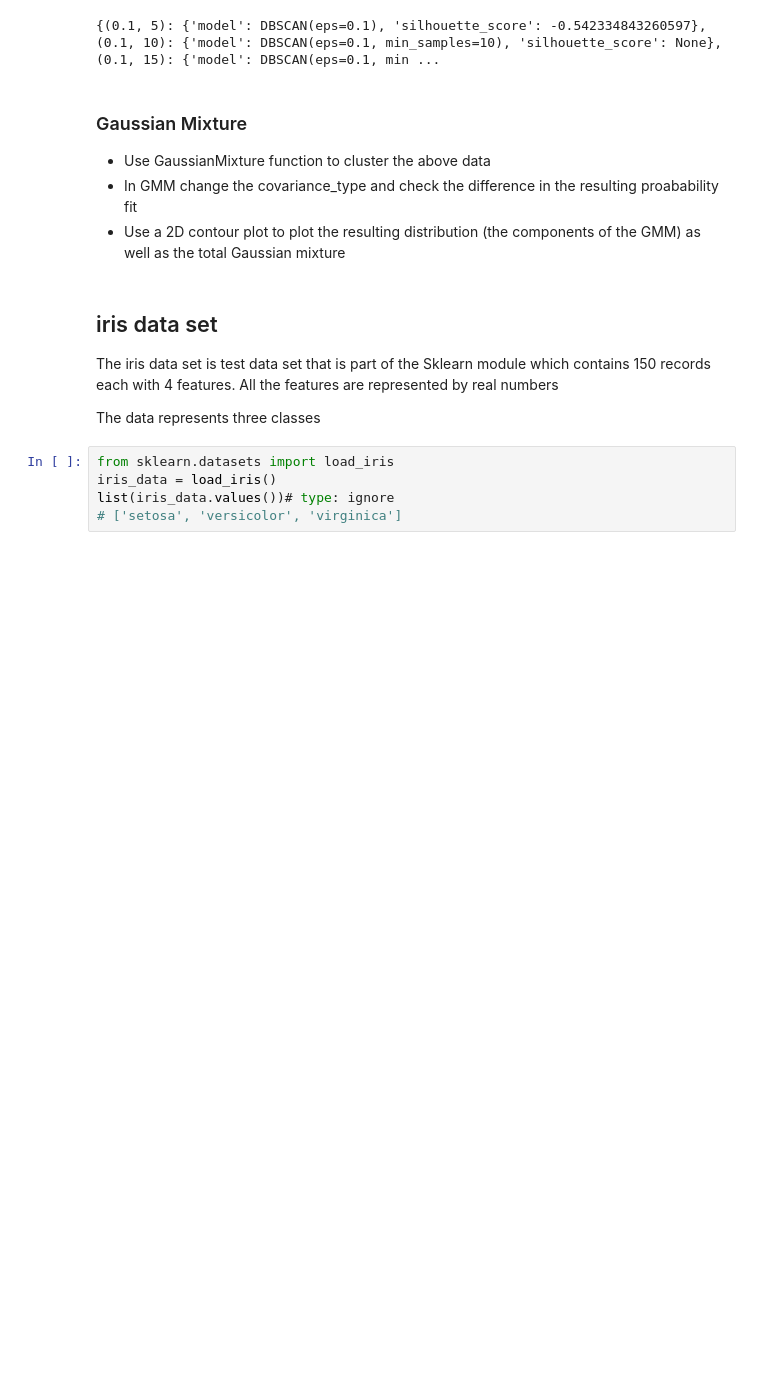
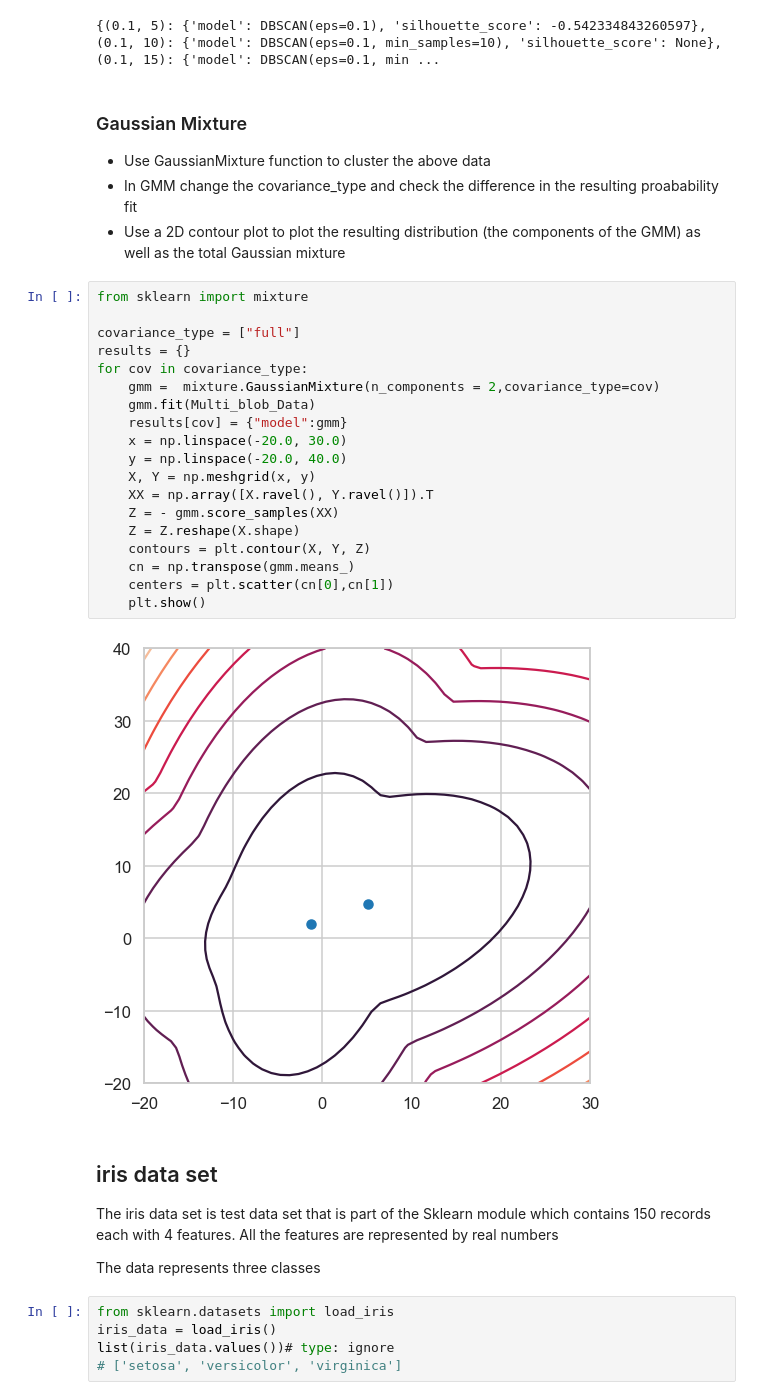
Before and after one commit to ahmednadr/guc-clustering-notebook, a Jupyter notebook: Clustering Project.ipynb, the cells around one changed output. Saved outputs shown, nothing was run; the diff lists cells and outputs as text; blank space fills up the shorter version.

Commit message:
gmm contouring

```diff
--- a/Clustering Project.ipynb
+++ b/Clustering Project.ipynb
@@ -174,6 +174,27 @@ print(results)
 * Use GaussianMixture function to cluster the above data
 * In GMM change the covariance_type and check the difference in the resulting proabability fit
 * Use a 2D contour plot to plot the resulting distribution (the components of the GMM) as well as the total Gaussian mixture
+# %%
+from sklearn import mixture
+
+covariance_type = ["full"]
+results = {}
+for cov in covariance_type:
+    gmm =  mixture.GaussianMixture(n_components = 2,covariance_type=cov)
+    gmm.fit(Multi_blob_Data)
+    results[cov] = {"model":gmm}
+    x = np.linspace(-20.0, 30.0)
+    y = np.linspace(-20.0, 40.0)
+    X, Y = np.meshgrid(x, y)
+    XX = np.array([X.ravel(), Y.ravel()]).T
+    Z = - gmm.score_samples(XX)
+    Z = Z.reshape(X.shape)
+    contours = plt.contour(X, Y, Z)
+    cn = np.transpose(gmm.means_)
+    centers = plt.scatter(cn[0],cn[1])
+    plt.show()
+# %% [output]
+[figure, added]
 # %% [markdown]
 ## iris data set
 The iris data set is test data set that is part of the Sklearn module
```
